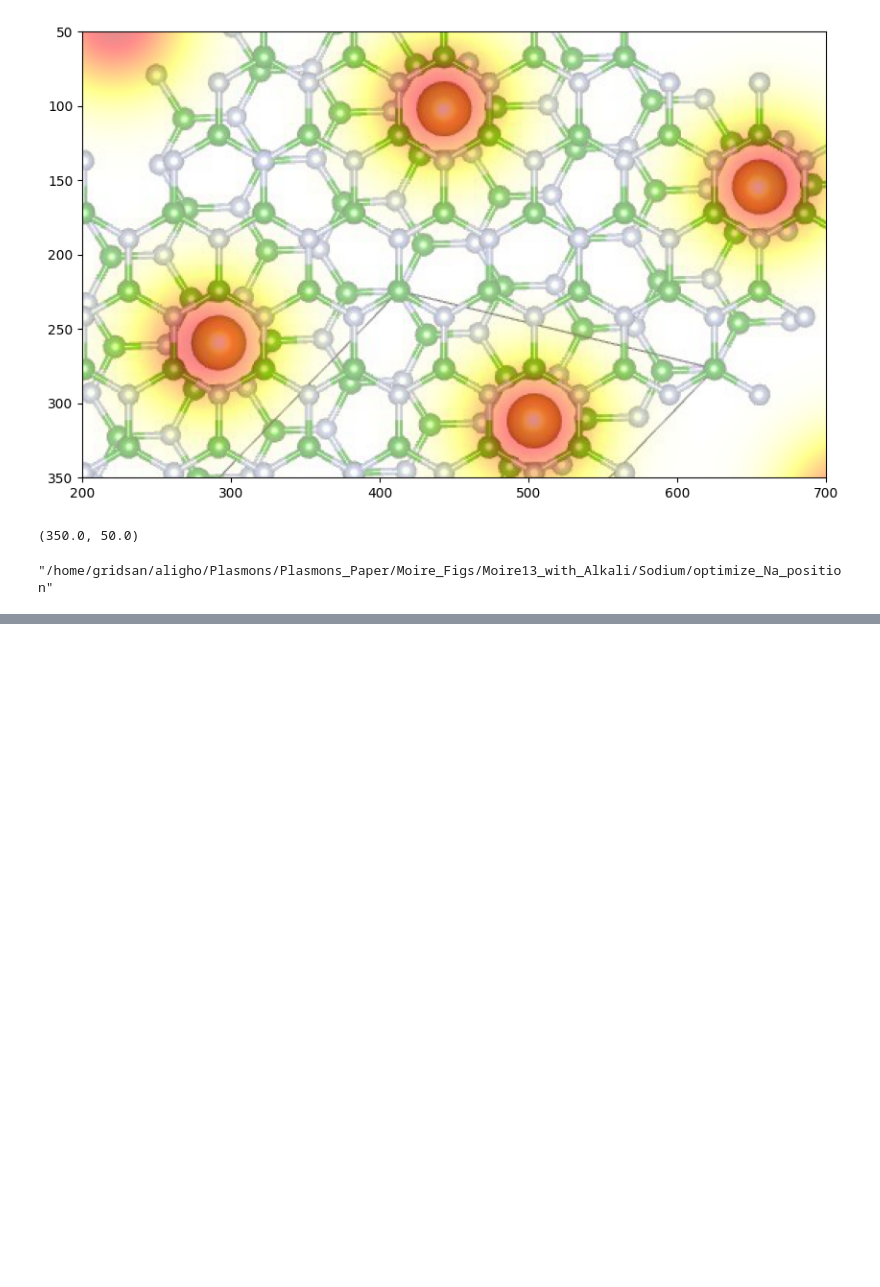
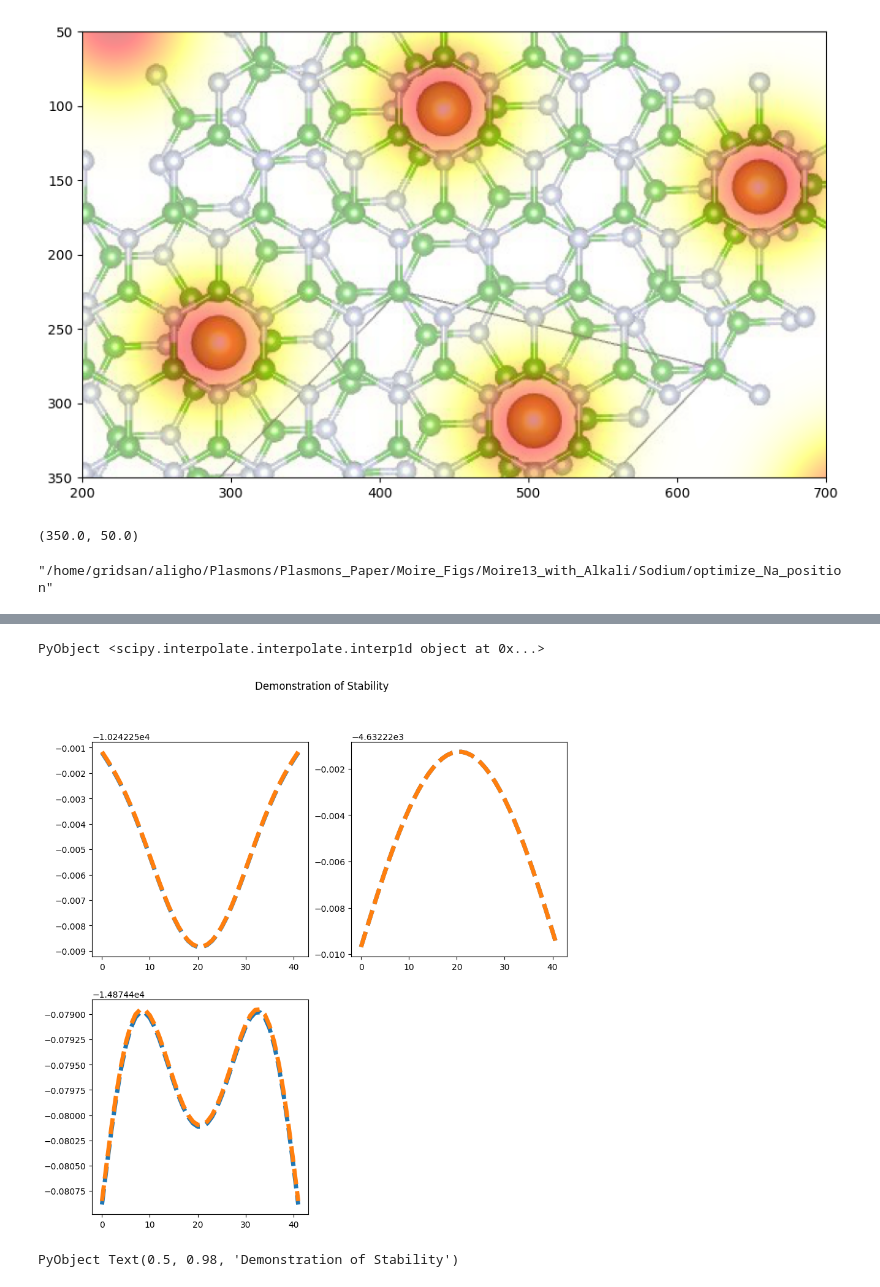
Before and after one commit to AliGhorashiCMT/Plasmons_Paper, a Jupyter notebook: Moire_Figs/Moire13_with_Alkali/Sodium/optimize_Na_position/Analyze.ipynb, the cells around one changed output, grey strips where cells are left out. Cells and saved outputs as stored; diff of their text form; code cells hidden in the pictures; blank space fills up the shorter version.

```diff
--- a/Moire_Figs/Moire13_with_Alkali/Sodium/optimize_Na_position/Analyze.ipynb
+++ b/Moire_Figs/Moire13_with_Alkali/Sodium/optimize_Na_position/Analyze.ipynb
@@ -204,3 +209,5 @@ ylim(350, 50)
 pwd()
 # %% [output]
 "/home/gridsan/aligho/Plasmons/Plasmons_Paper/Moire_Figs/Moire13_with_Alkali/Sodium/optimize_Na_position"
+# %%
+E = Energies+ Energies_single
@@ -206,0 +226,34 @@ pwd()
+# %%
+x = np.ndarray.flatten([collect(1:8)...])
+xprime = np.ndarray.flatten([collect(3:-0.1:1)... collect(1:0.1:3)...])
+
+y1_x = E[x, 1];
+y1_y = E[1, x];
+y2_x = Energies_single[x, 1];
+y2_y = Energies_single[1, x];
+y3_x = Energies[x, 1];
+y3_y = Energies[1, x];
+# %%
+f1 = interpol.interp1d(x, y1_x)
+g1 = interpol.interp1d(x, y1_y)
+f2 = interpol.interp1d(x, y2_x)
+g2 = interpol.interp1d(x, y2_y)
+f3 = interpol.interp1d(x, y3_x)
+g3 = interpol.interp1d(x, y3_y)
+# %% [output]
+PyObject <scipy.interpolate.interpolate.interp1d object at 0x...>
+# %%
+figure(figsize=(10, 10))
+subplot(2, 2, 1)
+plot(smooth(f3(xprime)), linestyle="dashed", linewidth=5)
+plot(smooth(g3(xprime)), linestyle="dashed", linewidth=5)
+subplot(2, 2, 2)
+plot(smooth(f2(xprime)), linestyle="dashed", linewidth=5)
+plot(smooth(g2(xprime)), linestyle="dashed", linewidth=5)
+subplot(2, 2, 3)
+plot(smooth(f1(xprime)), linestyle="dashed", linewidth=5)
+plot(smooth(g1(xprime)), linestyle="dashed", linewidth=5)
+suptitle("Demonstration of Stability")
+# %% [output]
+[figure, added]
+PyObject Text(0.5, 0.98, 'Demonstration of Stability')
```
Also changed, not shown: parts of 16 cells of this notebook.
